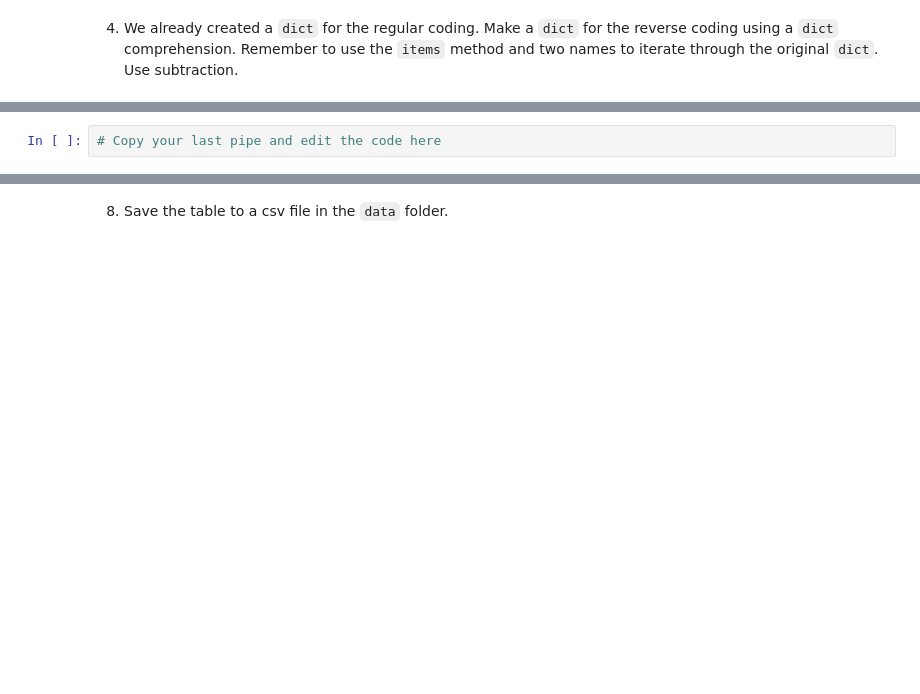
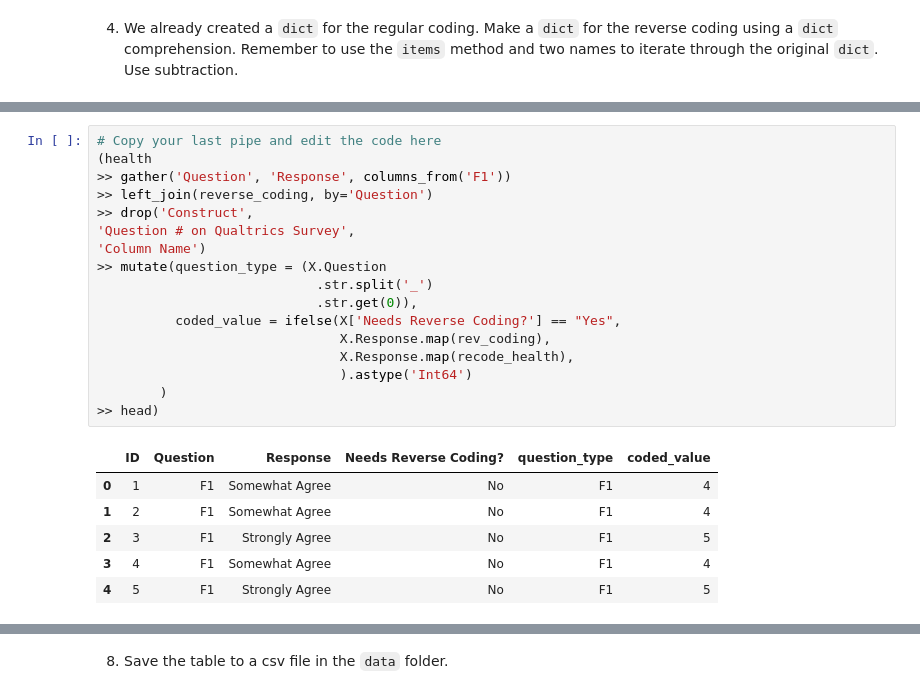
Before and after one commit to Njohnson150/act3_2_recoding_and_aggregating_survey_data, a Jupyter notebook: act3_2_recoding_survey_data.ipynb, the cells around one changed output, grey strips where cells are left out. Saved outputs shown, nothing was run; the diff lists cells and outputs as text; blank space fills up the shorter version.

```diff
--- a/act3_2_recoding_survey_data.ipynb
+++ b/act3_2_recoding_survey_data.ipynb
@@ -352,6 +438,28 @@ I want to verify that you are following this practice, which is why we will be c
 > alt="../../../../Desktop/Screen%20Shot%202018-03-22%20at%201.45.03%20" />
 # %%
 # Copy your last pipe and edit the code here
+(health
+>> gather('Question', 'Response', columns_from('F1'))
+>> left_join(reverse_coding, by='Question')
+>> drop('Construct',
+'Question # on Qualtrics Survey',
+'Column Name')
+>> mutate(question_type = (X.Question
+                            .str.split('_')
+                            .str.get(0)),
+          coded_value = ifelse(X['Needs Reverse Coding?'] == "Yes",
+                               X.Response.map(rev_coding),
+                               X.Response.map(recode_health),
+                               ).astype('Int64')
+        )
+>> head)
+# %% [output]
+|  | ID | Question | Response | Needs Reverse Coding? | question_type | coded_value |
+| 0 | 1 | F1 | Somewhat Agree | No | F1 | 4 |
+| 1 | 2 | F1 | Somewhat Agree | No | F1 | 4 |
+| 2 | 3 | F1 | Strongly Agree | No | F1 | 5 |
+| 3 | 4 | F1 | Somewhat Agree | No | F1 | 4 |
+| 4 | 5 | F1 | Strongly Agree | No | F1 | 5 |
 # %% [markdown]
 7.  *Aggregate* and *unstack.*
 
```
Also changed, not shown: parts of 7 cells of this notebook.
